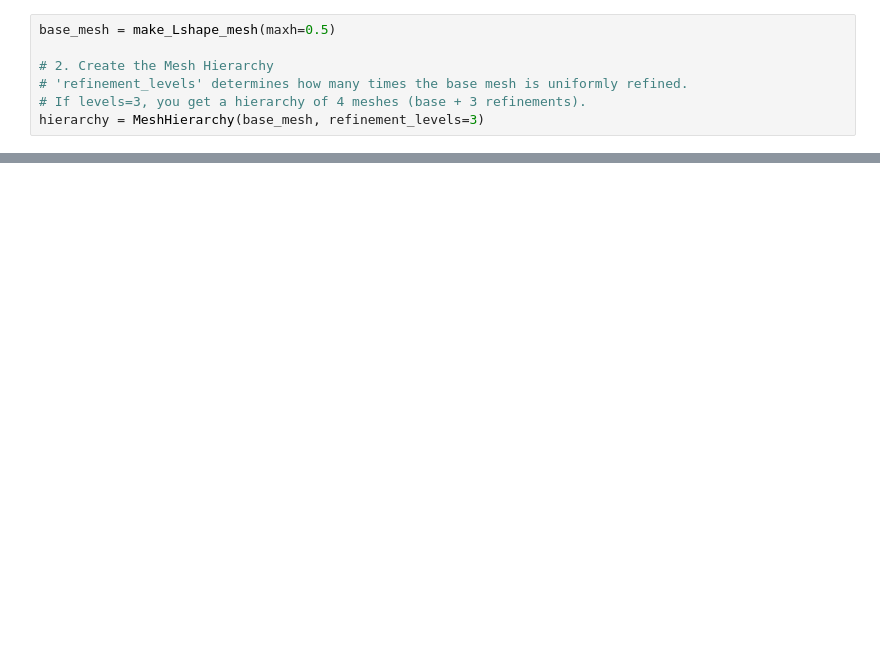
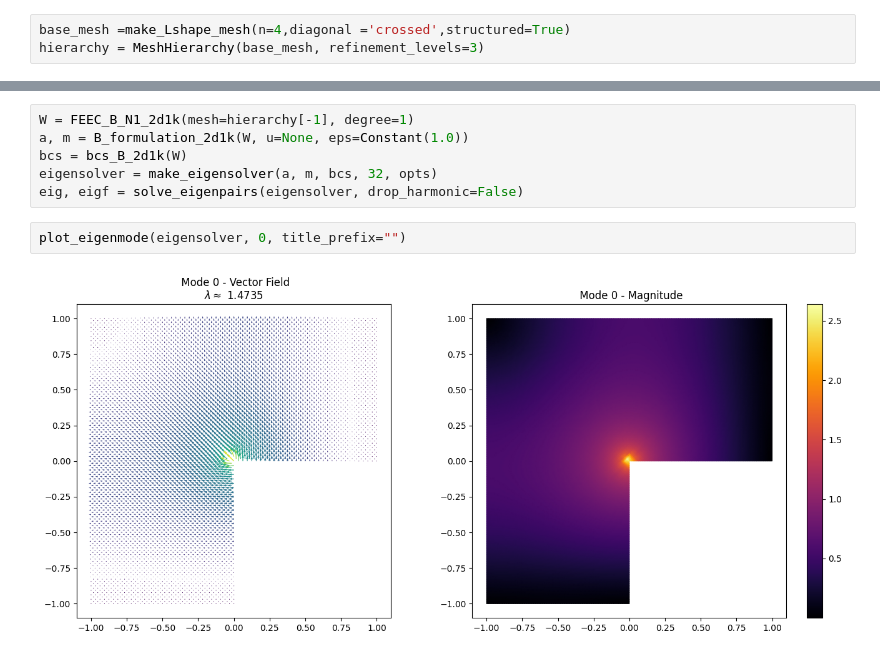
Before and after one commit to GomesLourenco/Dissertation, a Jupyter notebook: Experiments/L-Shaped.ipynb, the cells around one changed output, grey strips where cells are left out. Drawn from its saved outputs; the diff is of its cells as text; blank space fills up the shorter version.

```diff
--- a/Experiments/L-Shaped.ipynb
+++ b/Experiments/L-Shaped.ipynb
@@ -144,7 +225,3 @@ triplot(mesh)
 # %%
-base_mesh = make_Lshape_mesh(maxh=0.5)
-
-# 2. Create the Mesh Hierarchy
-# 'refinement_levels' determines how many times the base mesh is uniformly refined.
-# If levels=3, you get a hierarchy of 4 meshes (base + 3 refinements).
+base_mesh =make_Lshape_mesh(n=4,diagonal ='crossed',structured=True)
 hierarchy = MeshHierarchy(base_mesh, refinement_levels=3)
@@ -150,0 +293,10 @@ hierarchy = MeshHierarchy(base_mesh, refinement_levels=3)
+# %%
+W = FEEC_B_N1_2d1k(mesh=hierarchy[-1], degree=1)
+a, m = B_formulation_2d1k(W, u=None, eps=Constant(1.0))
+bcs = bcs_B_2d1k(W)
+eigensolver = make_eigensolver(a, m, bcs, 32, opts)
+eig, eigf = solve_eigenpairs(eigensolver, drop_harmonic=False)
+# %%
+plot_eigenmode(eigensolver, 0, title_prefix="")
+# %% [output]
+[figure, added]
```
Also changed, not shown: parts of 15 cells of this notebook, 16 other files.
